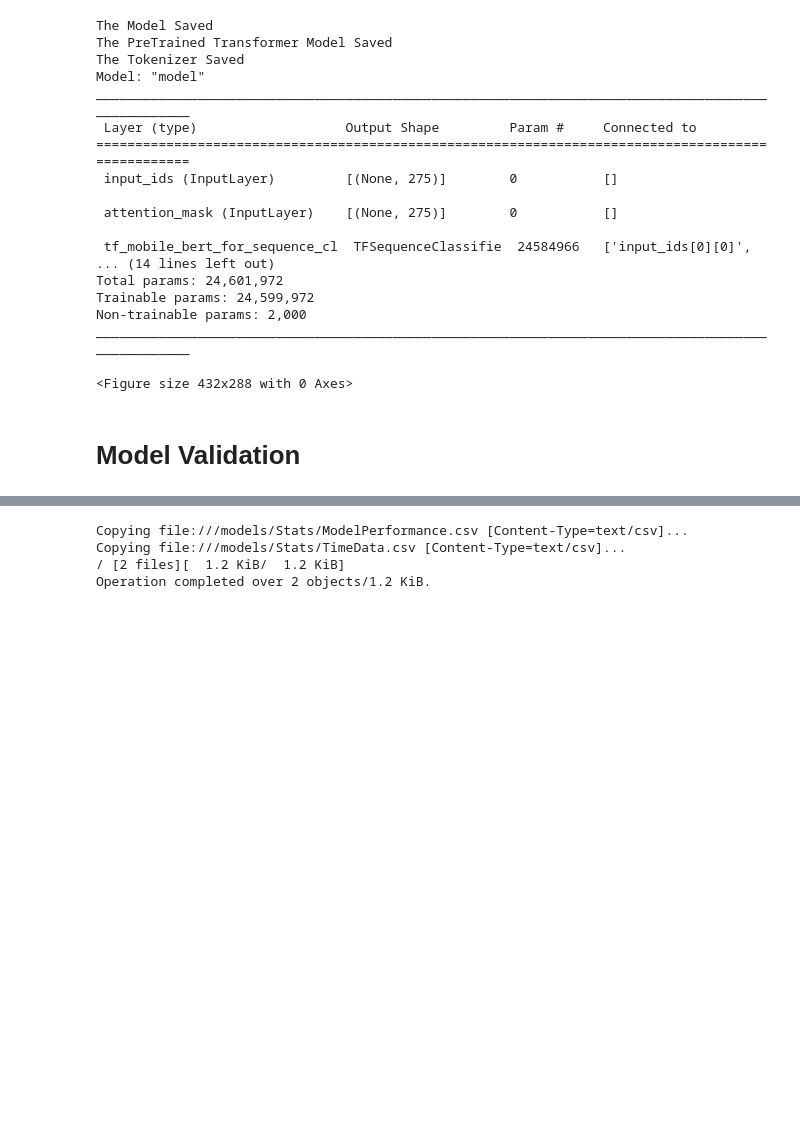
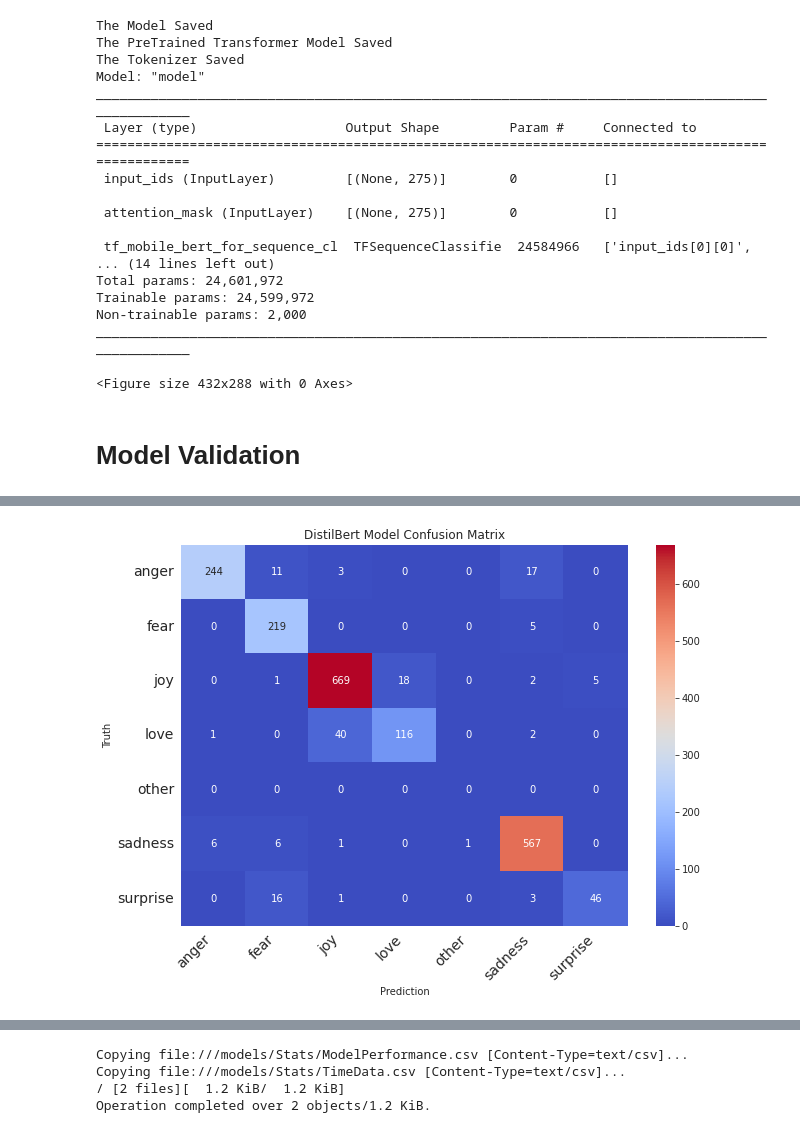
Before and after one commit to orugantiv/CSCE-585, a Jupyter notebook: Models/EmotionModels.ipynb, the cells around one changed output, grey strips where cells are left out. Saved outputs shown, nothing was run; the diff lists cells and outputs as text; code cells hidden in the pictures; blank space fills up the shorter version.

```diff
--- a/Models/EmotionModels.ipynb
+++ b/Models/EmotionModels.ipynb
@@ -792,0 +833,11 @@ timeData.to_csv('/models/Stats/TimeData.csv',index=True,index_label='Models')
+# %%
+# DistilBert Evalution
+timeData['Evalution(min)']['DistilBert'] = DistilBert_elapasedTime_30
+F1ModelScores = appendF1ModelScores(list(testData['Label']),
+                    DistilBert_predVal_30,
+                    F1ModelScores,
+                    'DistilBert')
+DistilBertConfusionMatrix = confusion_matrix(testLabels,DistilBert_predVal_30)
+print_confusion_matrix(DistilBertConfusionMatrix,labels[0:4]+['other']+[labels[4]]+[labels[5]],'DistilBert Model Confusion Matrix','/models/Stats/DistilBertConfusionMatrix.eps')
+# %% [output]
+[figure, added]
```
Also changed, not shown: parts of 40 cells of this notebook.
